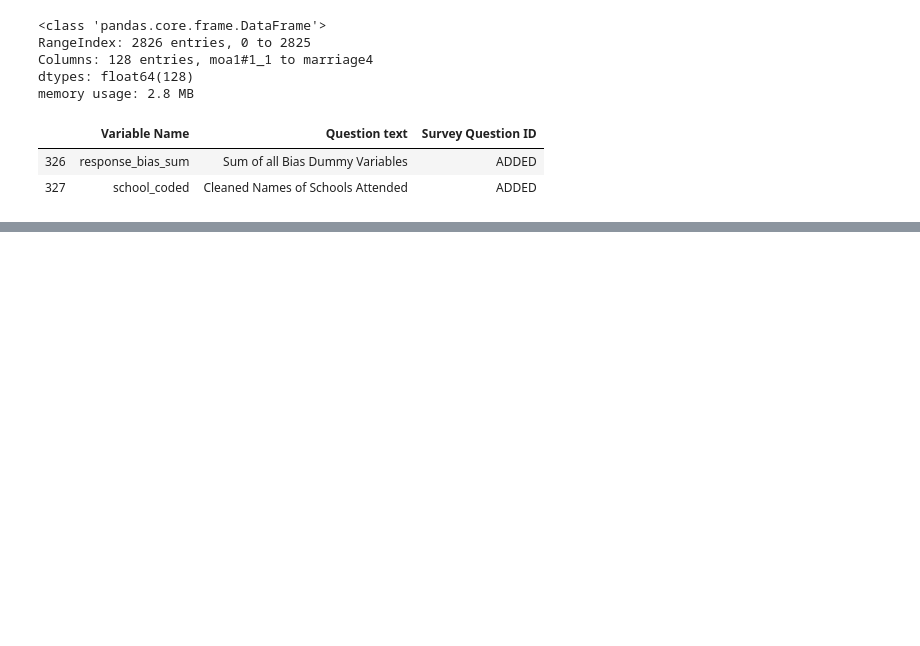
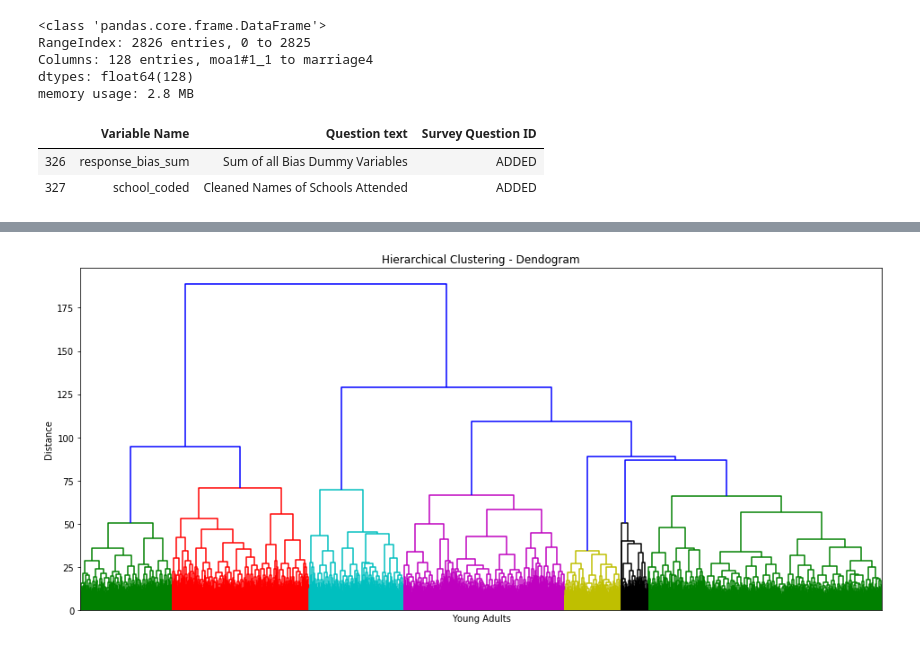
Before and after one commit to anthonybaulo/emerging-adulthood-psych-study, a Jupyter notebook: dev/EAMMI_3_model.ipynb, the cells around one changed output, grey strips where cells are left out. Cells and saved outputs as stored; diff of their text form; code cells hidden in the pictures; blank space fills up the shorter version.

```diff
--- a/dev/EAMMI_3_model.ipynb
+++ b/dev/EAMMI_3_model.ipynb
@@ -165,0 +189,12 @@ array([[0.18574385, 0.14426321, 0.10089733],
+# %%
+X = StandardScaler(with_mean = False).fit_transform(df)
+Z = linkage(X, method='ward')
+
+fig, ax = plt.subplots(figsize=(16,7))
+dendrogram(Z, color_threshold=75, no_labels=True, ax=ax);
+ax.set_ylabel('Distance')
+ax.set_xlabel('Young Adults')
+ax.set_title('Hierarchical Clustering - Dendogram')
+plt.savefig('../images/dendogram_w_colors.png')
+# %% [output]
+[figure, added]
```
Also changed, not shown: parts of 9 cells of this notebook, 1 other file.
